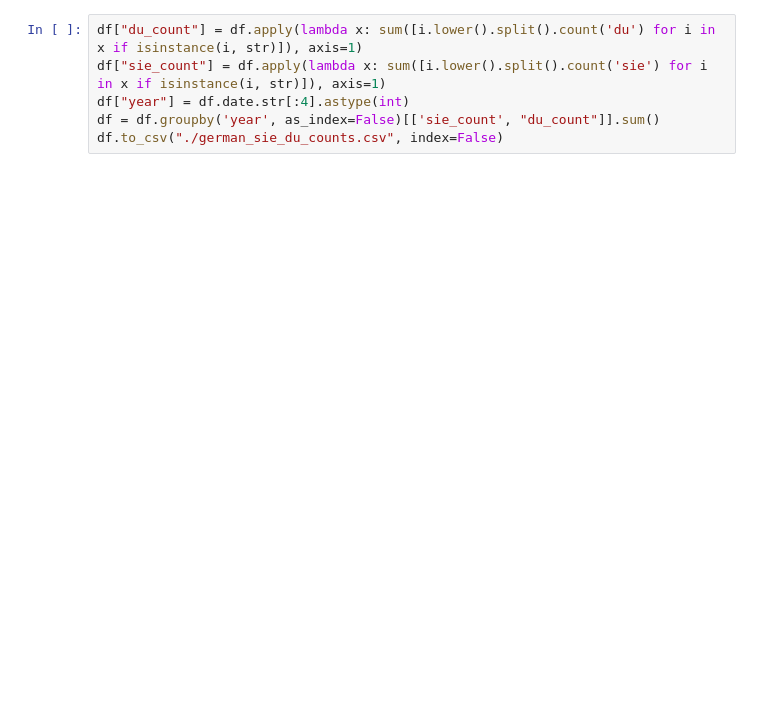
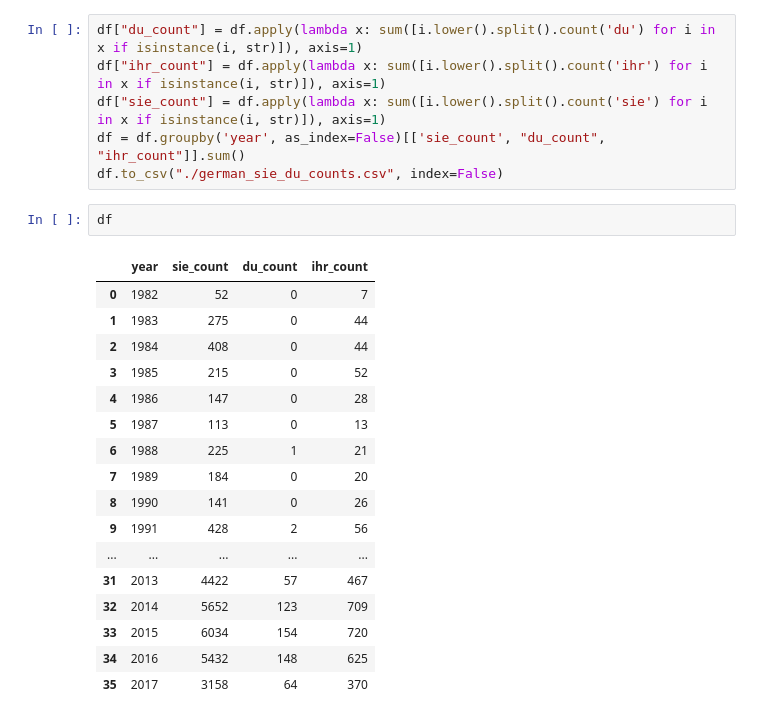
Before and after one commit to erafkin/semantics-du-reform, a Jupyter notebook: german.ipynb, the cells around one changed output. Cells and saved outputs as stored; diff of their text form; blank space fills up the shorter version.

```diff
--- a/german.ipynb
+++ b/german.ipynb
@@ -19,9 +48,29 @@ with open(xml_path, mode="rb") as file:
 # %%
 df["du_count"] = df.apply(lambda x: sum([i.lower().split().count('du') for i in x if isinstance(i, str)]), axis=1)
+df["ihr_count"] = df.apply(lambda x: sum([i.lower().split().count('ihr') for i in x if isinstance(i, str)]), axis=1)
 df["sie_count"] = df.apply(lambda x: sum([i.lower().split().count('sie') for i in x if isinstance(i, str)]), axis=1)
-df["year"] = df.date.str[:4].astype(int)
-df = df.groupby('year', as_index=False)[['sie_count', "du_count"]].sum()
+df = df.groupby('year', as_index=False)[['sie_count', "du_count", "ihr_count"]].sum()
 df.to_csv("./german_sie_du_counts.csv", index=False)
+# %%
+df
+# %% [output]
+|  | year | sie_count | du_count | ihr_count |
+| 0 | 1982 | 52 | 0 | 7 |
+| 1 | 1983 | 275 | 0 | 44 |
+| 2 | 1984 | 408 | 0 | 44 |
+| 3 | 1985 | 215 | 0 | 52 |
+| 4 | 1986 | 147 | 0 | 28 |
+| 5 | 1987 | 113 | 0 | 13 |
+| 6 | 1988 | 225 | 1 | 21 |
+| 7 | 1989 | 184 | 0 | 20 |
+| 8 | 1990 | 141 | 0 | 26 |
+| 9 | 1991 | 428 | 2 | 56 |
+| ... | ... | ... | ... | ... |
+| 31 | 2013 | 4422 | 57 | 467 |
+| 32 | 2014 | 5652 | 123 | 709 |
+| 33 | 2015 | 6034 | 154 | 720 |
+| 34 | 2016 | 5432 | 148 | 625 |
+| 35 | 2017 | 3158 | 64 | 370 |
 # %%
 import matplotlib.pyplot as plt
 import numpy as np
```
Also changed, not shown: parts of 3 cells of this notebook, 7 other files.
